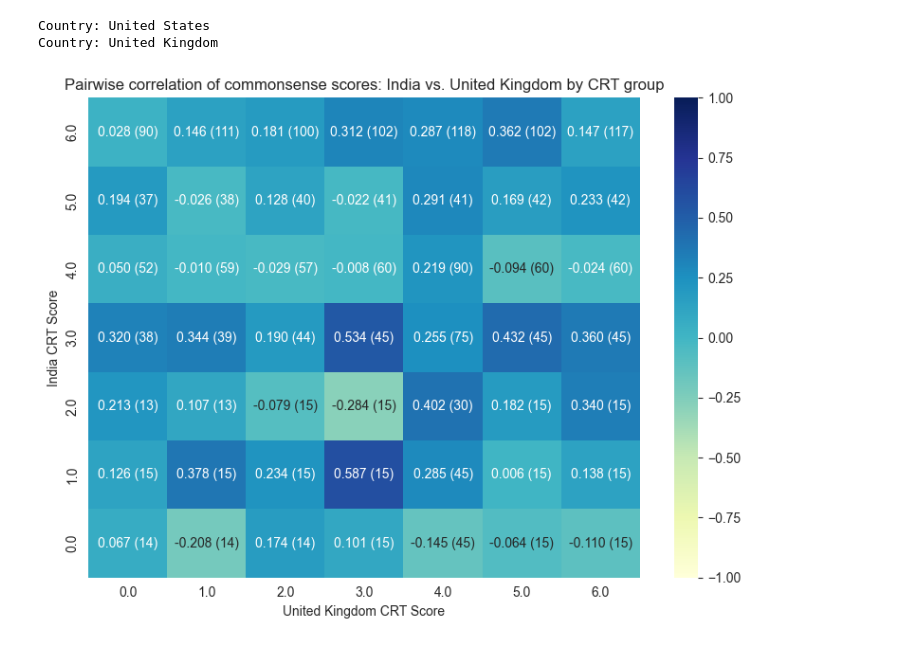
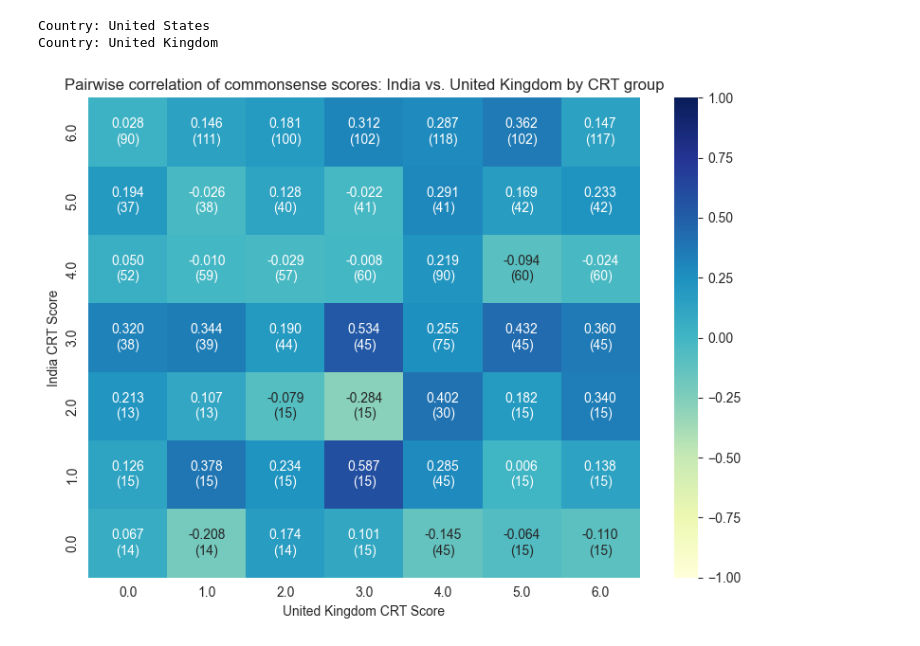
Before and after one commit to Watts-Lab/commonsense-data, a Jupyter notebook: .scripts/dashboard.ipynb, the cells around one changed output. Cells and saved outputs as stored; diff of their text form; code cells hidden in the pictures.

```diff
--- a/.scripts/dashboard.ipynb
+++ b/.scripts/dashboard.ipynb
@@ -2252,35 +2252,35 @@ for i, crt_i in enumerate(unique_crt):
 
 annot = np.empty((n_groups, n_groups), dtype=object)
 for i in range(n_groups):
     for j in range(n_groups):
         val = corr_matrix[i, j]
         if np.isnan(val):
             annot[i, j] = ""
         else:
-            annot[i, j] = f"{val:.3f} ({count_matrix[i,j]})"
+            annot[i, j] = f"{val:.3f}\n({count_matrix[i,j]})"
 
 
 plt.figure(figsize=(8, 6))
 ax = sns.heatmap(
     corr_matrix,
     annot=annot,
     fmt="",
     xticklabels=unique_crt,
     yticklabels=unique_crt,
     cmap="YlGnBu",
     vmin=-1,
     vmax=1,
 )
 ax.invert_yaxis()
 plt.xlabel(f"{second_country} CRT Score")
 plt.ylabel(f"{first_country} CRT Score")
 plt.title(
     f"Pairwise correlation of commonsense scores: {first_country} vs. {second_country} by CRT group"
 )
 plt.tight_layout()
 plt.show()
 # %% [output]
-[figure, old version]
+[figure, new version]
 # %%
 countries_with_more_than_50 = (
     group_commonsensicality_df.group_by("userSessionId", "country_reside")
```
Also changed, not shown: parts of 29 cells of this notebook, 1 other file.
